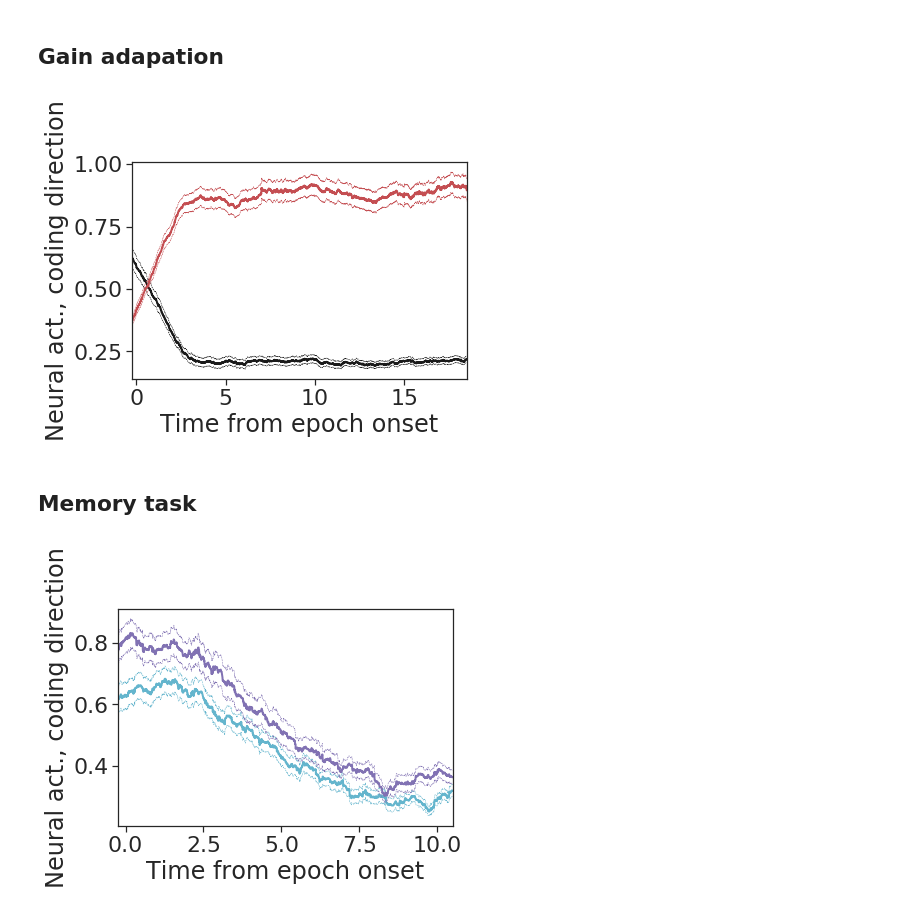
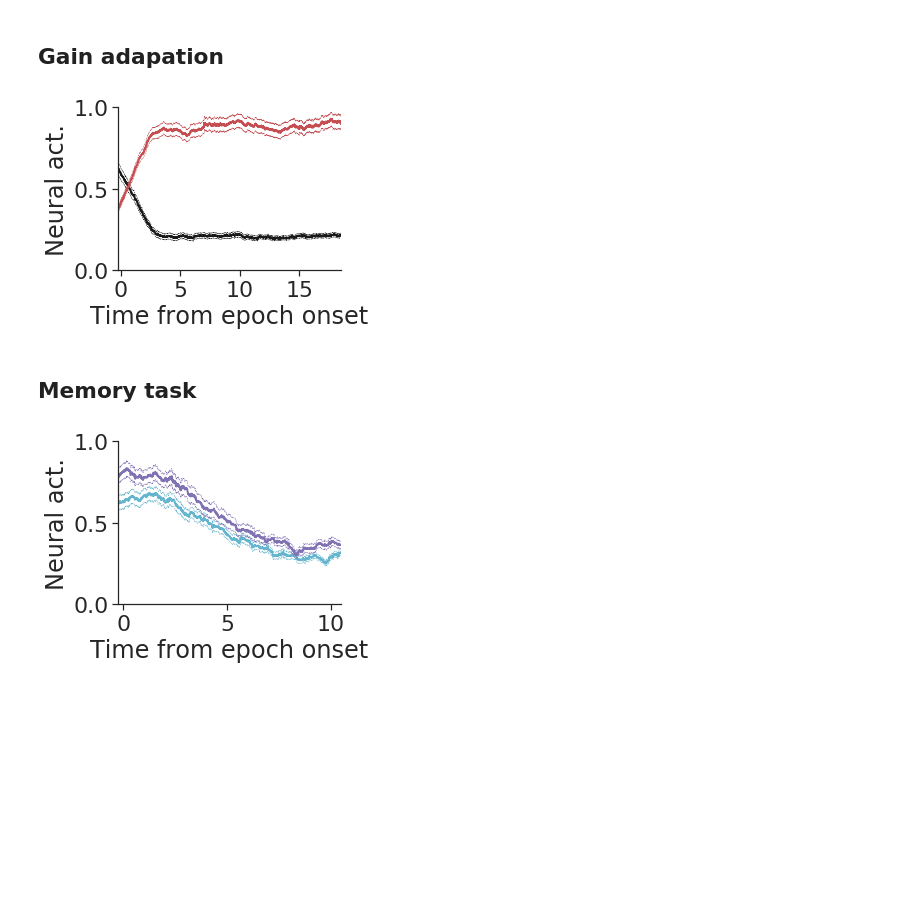
Before and after one commit to zqwei/DRN_voltage_analysis, a Jupyter notebook: Notebooks/memory_task_population_code.ipynb, the cells around one changed output. Saved outputs shown, nothing was run; the diff lists cells and outputs as text; code cells hidden in the pictures; blank space fills up the shorter version.

```diff
--- a/Notebooks/memory_task_population_code.ipynb
+++ b/Notebooks/memory_task_population_code.ipynb
@@ -161,32 +161,34 @@ valid = (lda_high - lda_low)[:, :-200].mean(axis=-1)>0.2
 # %%
 # lda_low = lda_low/lda_high.max(axis=-1, keepdims=True)
 # lda_high = lda_high/lda_high.max(axis=-1, keepdims=True)
-
+plt.figure(figsize=(4, 3))
 tmin=-1
 tmax=19
 
 # ave_ = np.percentile(lda_low, 90, axis=0)
 ave_ = np.mean(lda_low[valid], axis=0)
 sem_ = sem(lda_low[valid], axis=0)/3
 # plt.plot(np.arange(tmin, tmax, 1/300), lda_low.T, '-k', lw=0.5, label='low gain')
 plt.plot(np.arange(tmin, tmax, 1/300), ave_, '-k', lw=2, label='low gain')
 plt.plot(np.arange(tmin, tmax, 1/300), ave_+sem_, '--k', lw=0.5)
 plt.plot(np.arange(tmin, tmax, 1/300), ave_-sem_, '--k', lw=0.5)
 
 # ave_ = np.percentile(lda_high, 90, axis=0)
 ave_ = np.mean(lda_high[valid], axis=0)
 sem_ = sem(lda_high[valid], axis=0)/3
 # plt.plot(np.arange(tmin, tmax, 1/300), lda_high.T, '-r', lw=0.5, label='high gain')
 plt.plot(np.arange(tmin, tmax, 1/300), ave_, '-r', lw=2, label='high gain')
 plt.plot(np.arange(tmin, tmax, 1/300), ave_+sem_, '--r', lw=0.5)
 plt.plot(np.arange(tmin, tmax, 1/300), ave_-sem_, '--r', lw=0.5)
 plt.xlim([-0.25, tmax-0.5])
-
+plt.ylim([0, 1])
 plt.xlabel('Time from epoch onset')
-plt.ylabel('Neural act., coding direction')
-plt.show()
+plt.xticks(np.arange(0, 20, 5))
+plt.ylabel('Neural act.')
+sns.despine()
+plt.savefig('../Plots/population/gain_adaptation.svg')
 # %% [output]
-[figure, old version]
+[figure, new version]
 # %% [markdown]
 ## Memory task
 # %%
@@ -316,6 +318,7 @@ valid = valid[:len(low_list_m)]
 lda_low = np.array(low_list_m)[valid]
 lda_high = np.array(high_list_m)[valid]
 
+plt.figure(figsize=(4, 3))
 # lda_low = lda_low/lda_high.max(axis=-1, keepdims=True)
 # lda_high = lda_high/lda_high.max(axis=-1, keepdims=True)
 
@@ -339,8 +342,11 @@ plt.plot(np.arange(tmin, tmax, 1/300), ave_+sem_, '--m', lw=0.5)
 plt.plot(np.arange(tmin, tmax, 1/300), ave_-sem_, '--m', lw=0.5)
 plt.xlim([-0.25, tmax-0.5])
 
+plt.ylim([0, 1])
 plt.xlabel('Time from epoch onset')
-plt.ylabel('Neural act., coding direction')
-plt.show()
+plt.xticks(np.arange(0, 15, 5))
+plt.ylabel('Neural act.')
+sns.despine()
+plt.savefig('../Plots/population/memory_delay.svg')
 # %% [output]
-[figure, old version]
+[figure, new version]
```
Also changed, not shown: 2 other files.
